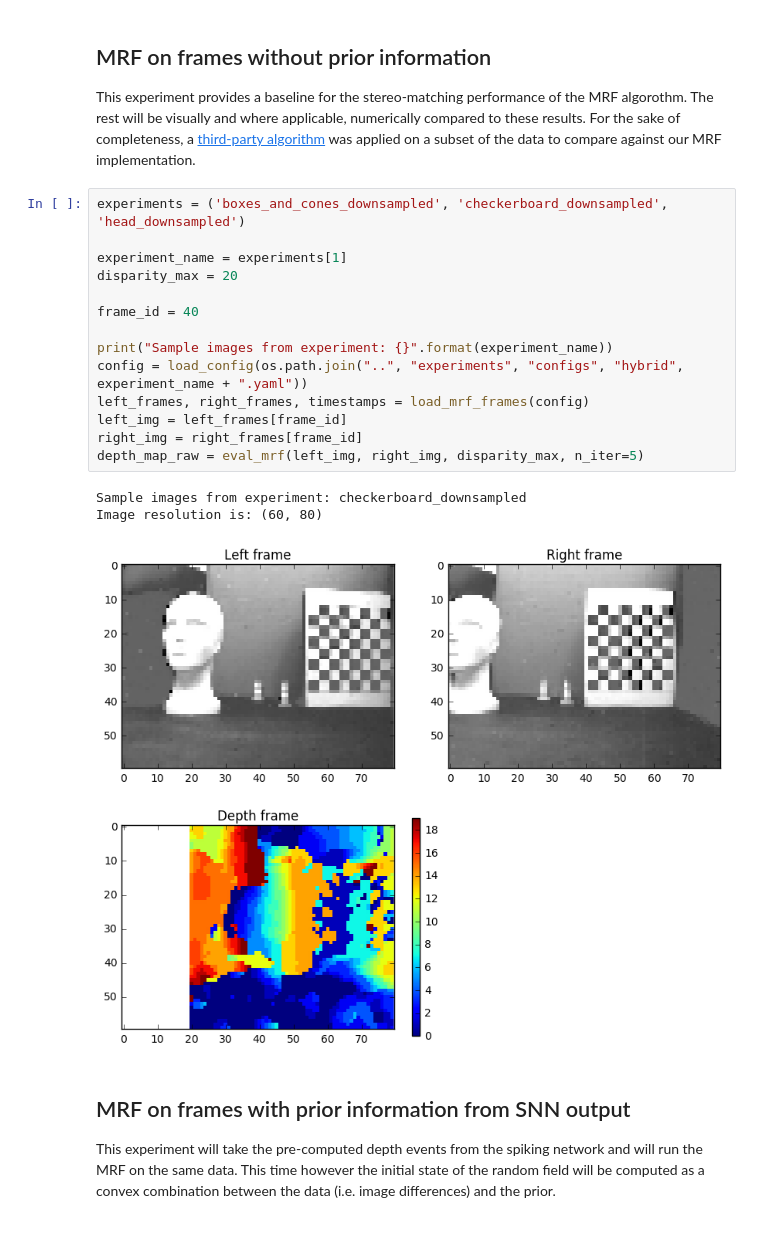
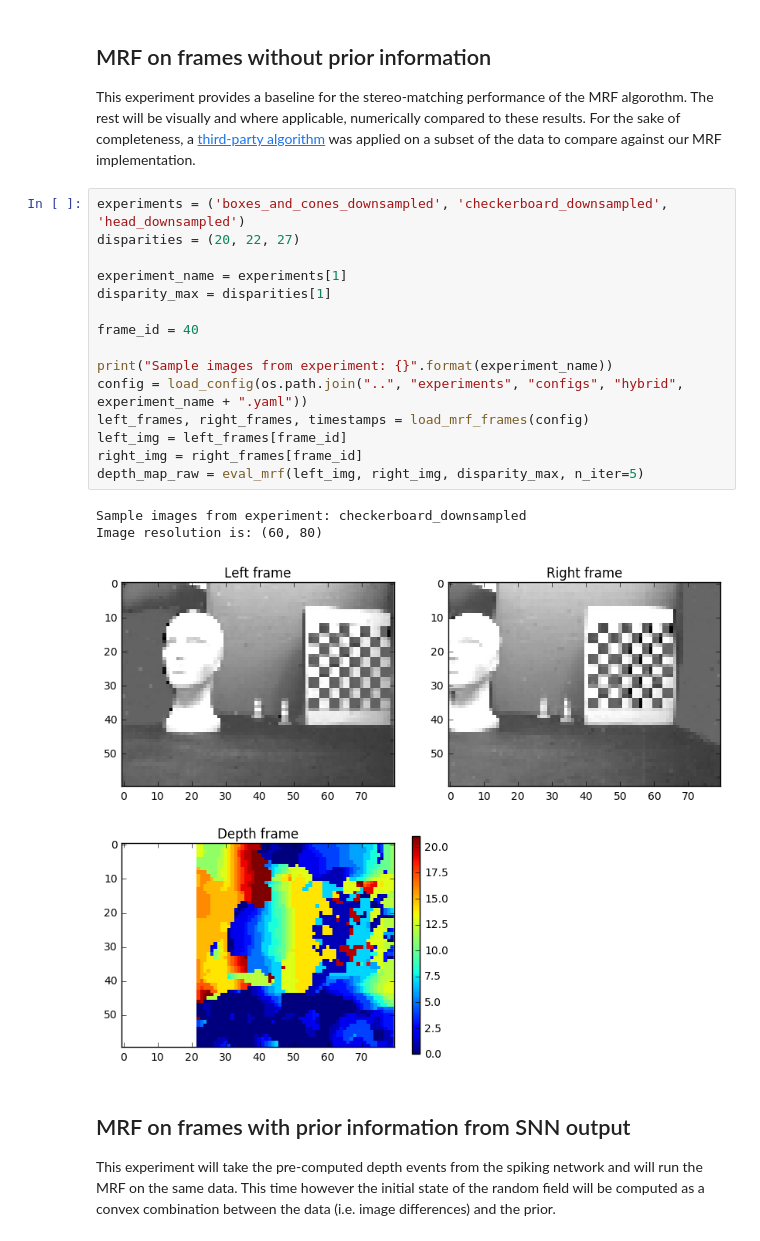
Before and after one commit to gdikov/hybrid-stereo-matching, a Jupyter notebook: notebooks/evaluation.ipynb, the cells around one changed output. Saved outputs shown, nothing was run; the diff lists cells and outputs as text.

```diff
--- a/notebooks/evaluation.ipynb
+++ b/notebooks/evaluation.ipynb
@@ -193,22 +193,23 @@ def adjust_events_from_motion(retina_spikes, depth_events,
 This experiment provides a baseline for the stereo-matching performance of the MRF algorothm. The rest will be visually and where applicable, numerically compared to these results. For the sake of completeness, a [third-party algorithm](http://www.ivs.auckland.ac.nz/quick_stereo/index.php) was applied on a subset of the data to compare against our MRF implementation.
 # %%
 experiments = ('boxes_and_cones_downsampled', 'checkerboard_downsampled', 'head_downsampled')
+disparities = (20, 22, 27)
 
 experiment_name = experiments[1]
-disparity_max = 20
+disparity_max = disparities[1]
 
 frame_id = 40
 
 print("Sample images from experiment: {}".format(experiment_name))
 config = load_config(os.path.join("..", "experiments", "configs", "hybrid", experiment_name + ".yaml"))
 left_frames, right_frames, timestamps = load_mrf_frames(config)
 left_img = left_frames[frame_id]
 right_img = right_frames[frame_id]
 depth_map_raw = eval_mrf(left_img, right_img, disparity_max, n_iter=5)
 # %% [output]
 Sample images from experiment: checkerboard_downsampled
 Image resolution is: (60, 80)
-[figure, old version]
+[figure, new version]
 # %% [markdown]
 ## MRF on frames with prior information from SNN output
 
```
Also changed, not shown: parts of 3 cells of this notebook.
